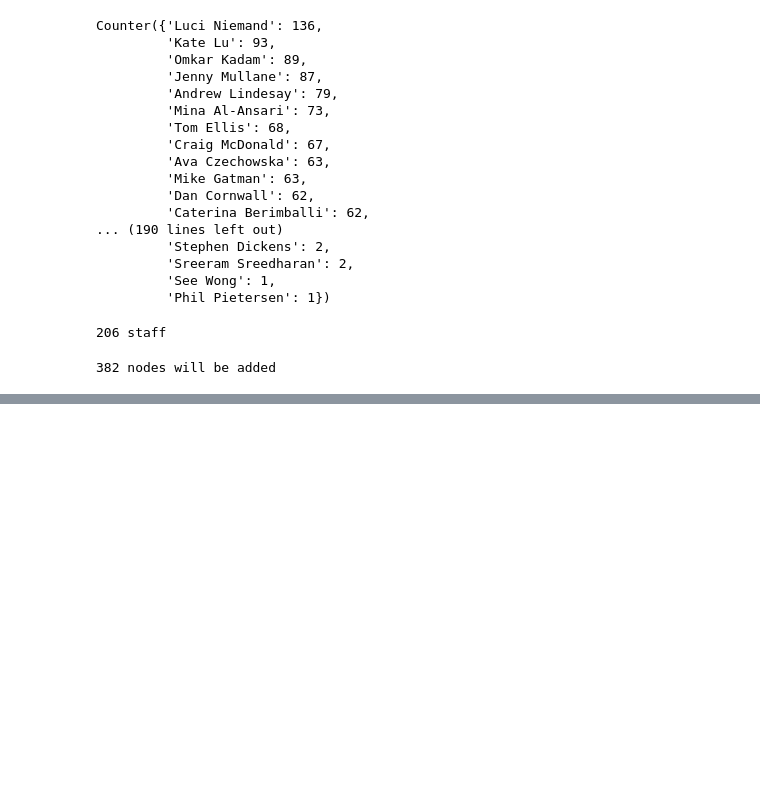
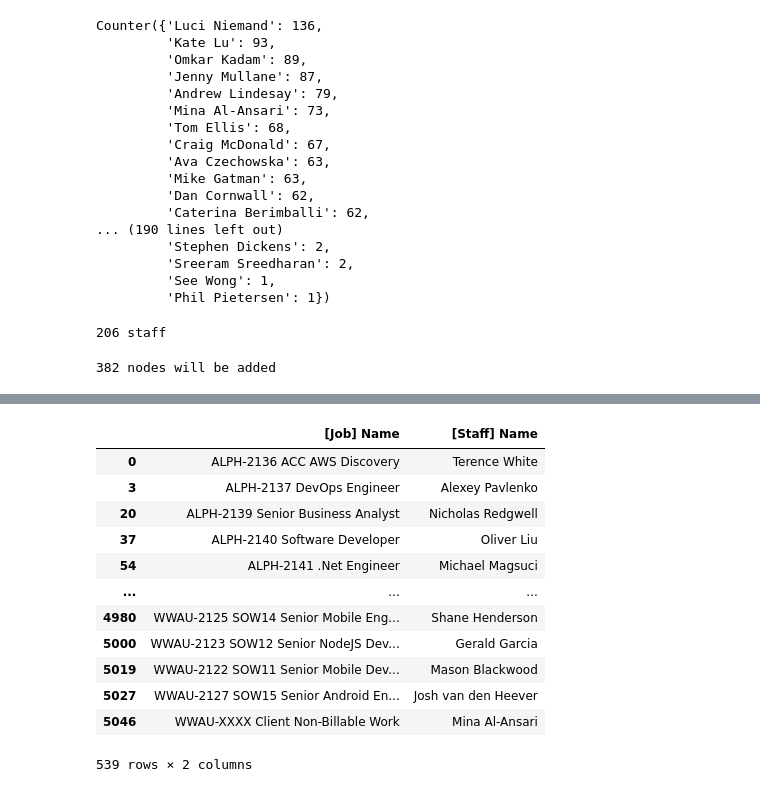
Before and after one commit to d4daveshep/knowledge-database, a Jupyter notebook: utilities/Analyse task time csv file.ipynb, the cells around one changed output, grey strips where cells are left out. Cells and saved outputs as stored; diff of their text form; code cells hidden in the pictures; blank space fills up the shorter version.

```diff
--- a/utilities/Analyse task time csv file.ipynb
+++ b/utilities/Analyse task time csv file.ipynb
@@ -125,0 +166,17 @@ total_connections
+# %%
+billed_to = df.drop(columns=["[Job] Client","[Time] Date","[Time] Time (Totalled)"]).drop_duplicates()
+billed_to
+# %% [output]
+|  | [Job] Name | [Staff] Name |
+| 0 | ALPH-2136 ACC AWS Discovery | Terence White |
+| 3 | ALPH-2137 DevOps Engineer | Alexey Pavlenko |
+| 20 | ALPH-2139 Senior Business Analyst | Nicholas Redgwell |
+| 37 | ALPH-2140 Software Developer | Oliver Liu |
+| 54 | ALPH-2141 .Net Engineer | Michael Magsuci |
+| ... | ... | ... |
+| 4980 | WWAU-2125 SOW14 Senior Mobile Eng... | Shane Henderson |
+| 5000 | WWAU-2123 SOW12 Senior NodeJS Dev... | Gerald Garcia |
+| 5019 | WWAU-2122 SOW11 Senior Mobile Dev... | Mason Blackwood |
+| 5027 | WWAU-2127 SOW15 Senior Android En... | Josh van den Heever |
+| 5046 | WWAU-XXXX Client Non-Billable Work | Mina Al-Ansari |
+539 rows × 2 columns
```
Also changed, not shown: parts of 10 cells of this notebook, 2 other files.
